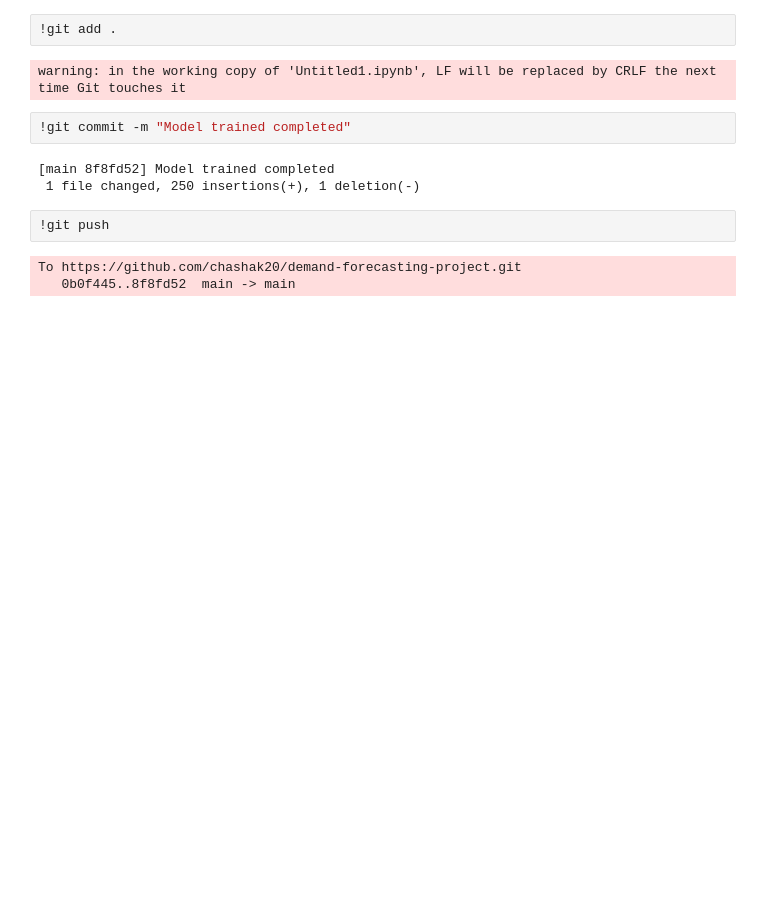
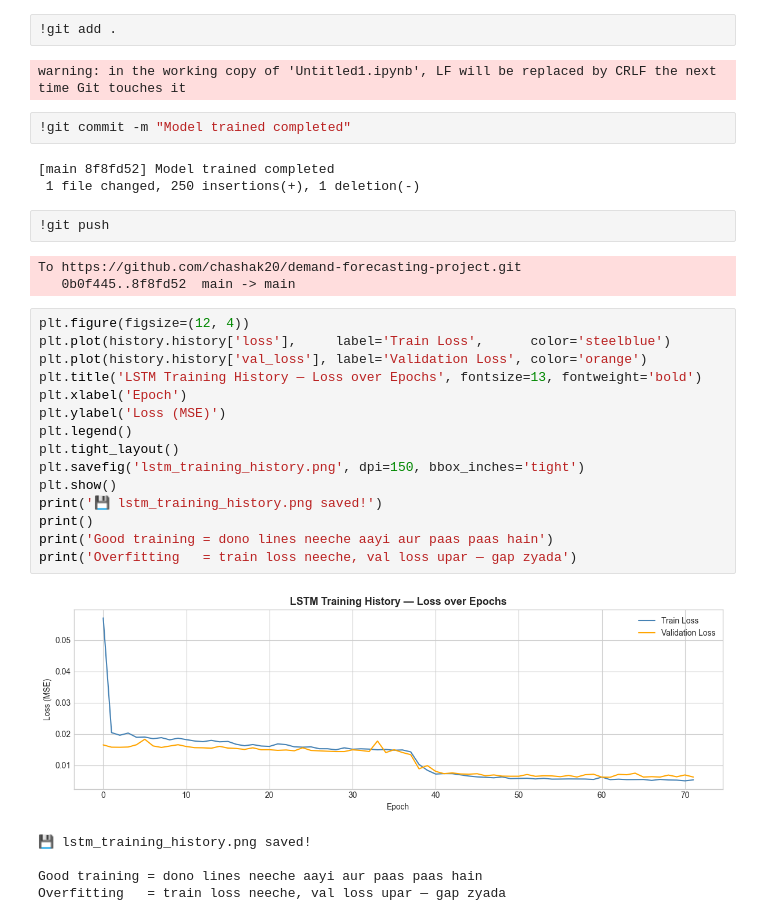
Before and after one commit to chashak20/demand-forecasting-project, a Jupyter notebook: Untitled1.ipynb, the cells around one changed output. Saved outputs shown, nothing was run; the diff lists cells and outputs as text; blank space fills up the shorter version.

```diff
--- a/Untitled1.ipynb
+++ b/Untitled1.ipynb
@@ -255,3 +255,24 @@ warning: in the working copy of 'Untitled1.ipynb', LF will be replaced by CRLF t
 # %% [output]
 To https://github.com/chashak20/demand-forecasting-project.git
    0b0f445..8f8fd52  main -> main
+# %%
+plt.figure(figsize=(12, 4))
+plt.plot(history.history['loss'],     label='Train Loss',      color='steelblue')
+plt.plot(history.history['val_loss'], label='Validation Loss', color='orange')
+plt.title('LSTM Training History — Loss over Epochs', fontsize=13, fontweight='bold')
+plt.xlabel('Epoch')
+plt.ylabel('Loss (MSE)')
+plt.legend()
+plt.tight_layout()
+plt.savefig('lstm_training_history.png', dpi=150, bbox_inches='tight')
+plt.show()
+print('💾 lstm_training_history.png saved!')
+print()
+print('Good training = dono lines neeche aayi aur paas paas hain')
+print('Overfitting   = train loss neeche, val loss upar — gap zyada')
+# %% [output]
+[figure, added]
+💾 lstm_training_history.png saved!
+
+Good training = dono lines neeche aayi aur paas paas hain
+Overfitting   = train loss neeche, val loss upar — gap zyada
```
Also changed, not shown: parts of 2 cells of this notebook.
